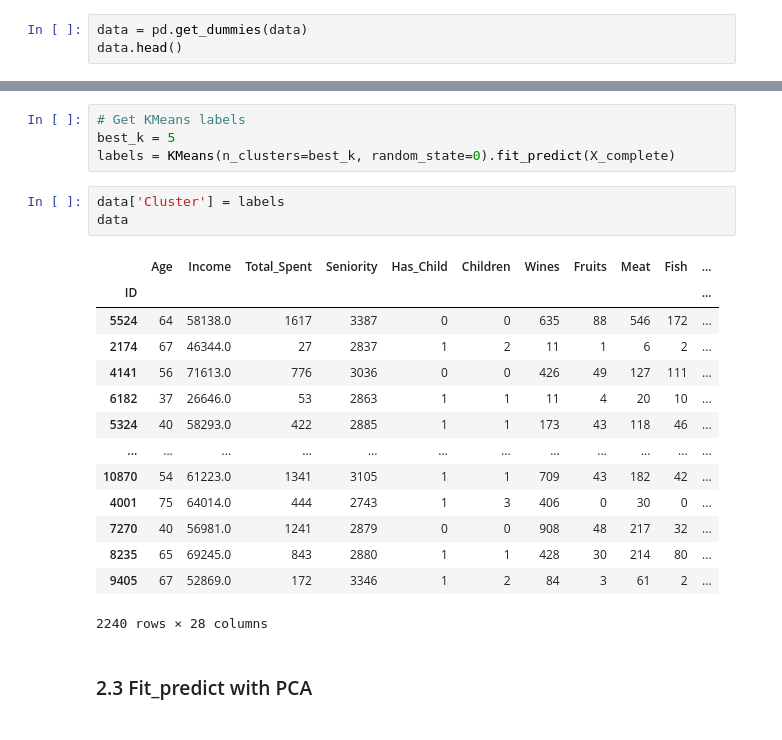
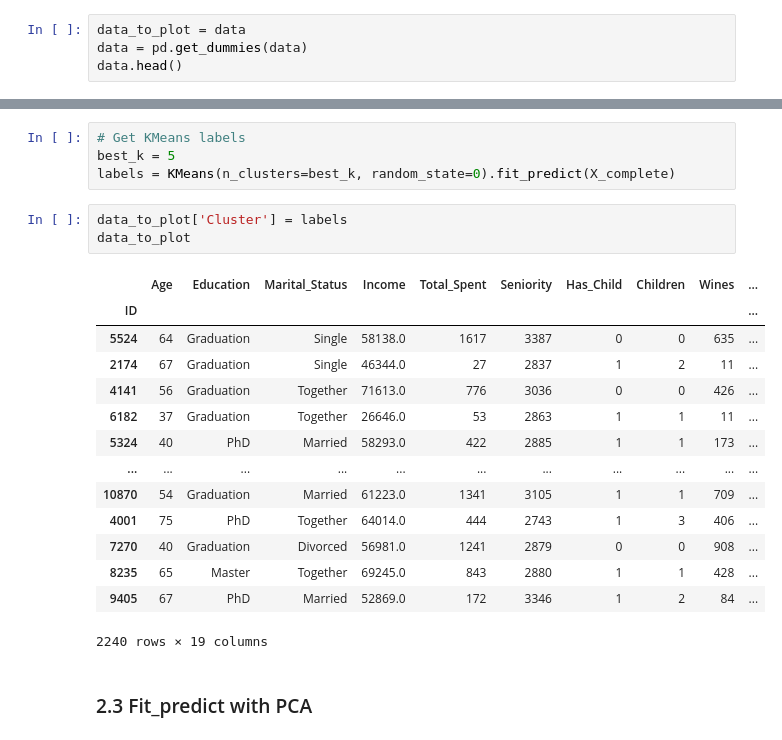
Before and after one commit to AndresGamboaBaldi/DataScience, a Jupyter notebook: CustomerAnalysis_Bustillos_Gamboa_Lopez_Quelali.ipynb, the cells around one changed output, grey strips where cells are left out. Drawn from its saved outputs; the diff is of its cells as text.

```diff
--- a/CustomerAnalysis_Bustillos_Gamboa_Lopez_Quelali.ipynb
+++ b/CustomerAnalysis_Bustillos_Gamboa_Lopez_Quelali.ipynb
@@ -282,6 +282,7 @@ En base a la gráfica anterior, se puede definir que:
 # %% [markdown]
 ### 1.6 Prepare data
 # %%
+data_to_plot = data
 data = pd.get_dummies(data)
 data.head()
 # %% [output]
@@ -377,23 +378,23 @@ get_best_k(X_complete)
 best_k = 5
 labels = KMeans(n_clusters=best_k, random_state=0).fit_predict(X_complete)
 # %%
-data['Cluster'] = labels
-data
+data_to_plot['Cluster'] = labels
+data_to_plot
 # %% [output]
-|  | Age | Income | Total_Spent | Seniority | Has_Child | Children | Wines | Fruits | Meat | Fish | ... |
-| ID |  |  |  |  |  |  |  |  |  |  | ... |
-| 5524 | 64 | 58138.0 | 1617 | 3387 | 0 | 0 | 635 | 88 | 546 | 172 | ... |
-| 2174 | 67 | 46344.0 | 27 | 2837 | 1 | 2 | 11 | 1 | 6 | 2 | ... |
-| 4141 | 56 | 71613.0 | 776 | 3036 | 0 | 0 | 426 | 49 | 127 | 111 | ... |
-| 6182 | 37 | 26646.0 | 53 | 2863 | 1 | 1 | 11 | 4 | 20 | 10 | ... |
-| 5324 | 40 | 58293.0 | 422 | 2885 | 1 | 1 | 173 | 43 | 118 | 46 | ... |
-| ... | ... | ... | ... | ... | ... | ... | ... | ... | ... | ... | ... |
-| 10870 | 54 | 61223.0 | 1341 | 3105 | 1 | 1 | 709 | 43 | 182 | 42 | ... |
-| 4001 | 75 | 64014.0 | 444 | 2743 | 1 | 3 | 406 | 0 | 30 | 0 | ... |
-| 7270 | 40 | 56981.0 | 1241 | 2879 | 0 | 0 | 908 | 48 | 217 | 32 | ... |
-| 8235 | 65 | 69245.0 | 843 | 2880 | 1 | 1 | 428 | 30 | 214 | 80 | ... |
-| 9405 | 67 | 52869.0 | 172 | 3346 | 1 | 2 | 84 | 3 | 61 | 2 | ... |
+|  | Age | Education | Marital_Status | Income | Total_Spent | Seniority | Has_Child | Children | Wines | ... |
+| ID |  |  |  |  |  |  |  |  |  | ... |
+| 5524 | 64 | Graduation | Single | 58138.0 | 1617 | 3387 | 0 | 0 | 635 | ... |
+| 2174 | 67 | Graduation | Single | 46344.0 | 27 | 2837 | 1 | 2 | 11 | ... |
+| 4141 | 56 | Graduation | Together | 71613.0 | 776 | 3036 | 0 | 0 | 426 | ... |
+| 6182 | 37 | Graduation | Together | 26646.0 | 53 | 2863 | 1 | 1 | 11 | ... |
+| 5324 | 40 | PhD | Married | 58293.0 | 422 | 2885 | 1 | 1 | 173 | ... |
+| ... | ... | ... | ... | ... | ... | ... | ... | ... | ... | ... |
+| 10870 | 54 | Graduation | Married | 61223.0 | 1341 | 3105 | 1 | 1 | 709 | ... |
+| 4001 | 75 | PhD | Together | 64014.0 | 444 | 2743 | 1 | 3 | 406 | ... |
+| 7270 | 40 | Graduation | Divorced | 56981.0 | 1241 | 2879 | 0 | 0 | 908 | ... |
+| 8235 | 65 | Master | Together | 69245.0 | 843 | 2880 | 1 | 1 | 428 | ... |
+| 9405 | 67 | PhD | Married | 52869.0 | 172 | 3346 | 1 | 2 | 84 | ... |
-2240 rows × 28 columns
+2240 rows × 19 columns
 # %% [markdown]
 ### 2.3 Fit_predict with PCA
 # %%
```
Also changed, not shown: parts of 20 cells of this notebook.
